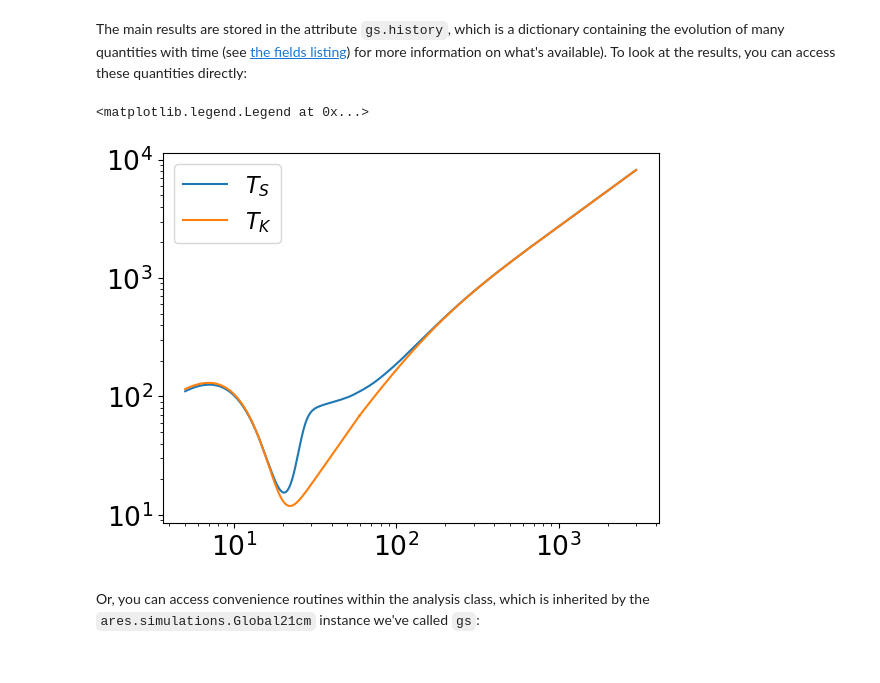
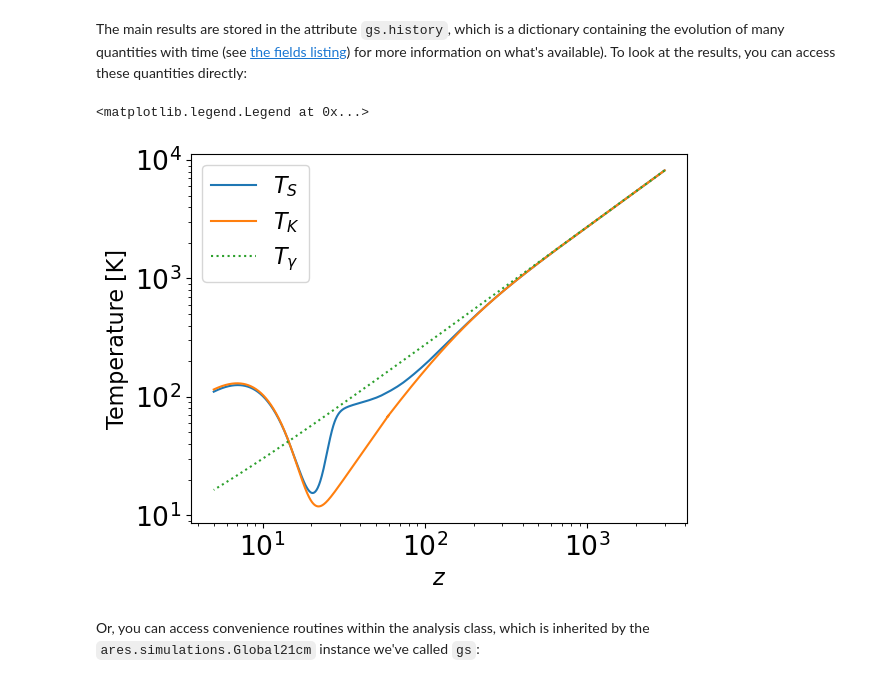
Before and after one commit to mirochaj/ares, a Jupyter notebook: docs/examples/example_gs_standard.ipynb, the cells around one changed output. Saved outputs shown, nothing was run; the diff lists cells and outputs as text; code cells hidden in the pictures.

```diff
--- a/docs/examples/example_gs_standard.ipynb
+++ b/docs/examples/example_gs_standard.ipynb
@@ -53,10 +53,13 @@ containing the evolution of many quantities with time (see [the fields listing](
 # %%
 plt.loglog(gs.history['z'], gs.history['igm_Ts'], label=r'$T_S$')
 plt.loglog(gs.history['z'], gs.history['igm_Tk'], label=r'$T_K$')
+plt.loglog(gs.history['z'], sim.cosm.get_Tcmb(gs.history['z']), ls=':', label=r'$T_{\gamma}$')
+plt.xlabel(r'$z$')
+plt.ylabel('Temperature [K]')
 plt.legend()
 # %% [output]
 <matplotlib.legend.Legend at 0x...>
-[figure, old version]
+[figure, new version]
 # %% [markdown]
 Or, you can access convenience routines within the analysis class, which
 is inherited by the ``ares.simulations.Global21cm`` instance we've called `gs`:
```
Also changed, not shown: parts of 10 cells of this notebook, 2 other files.
